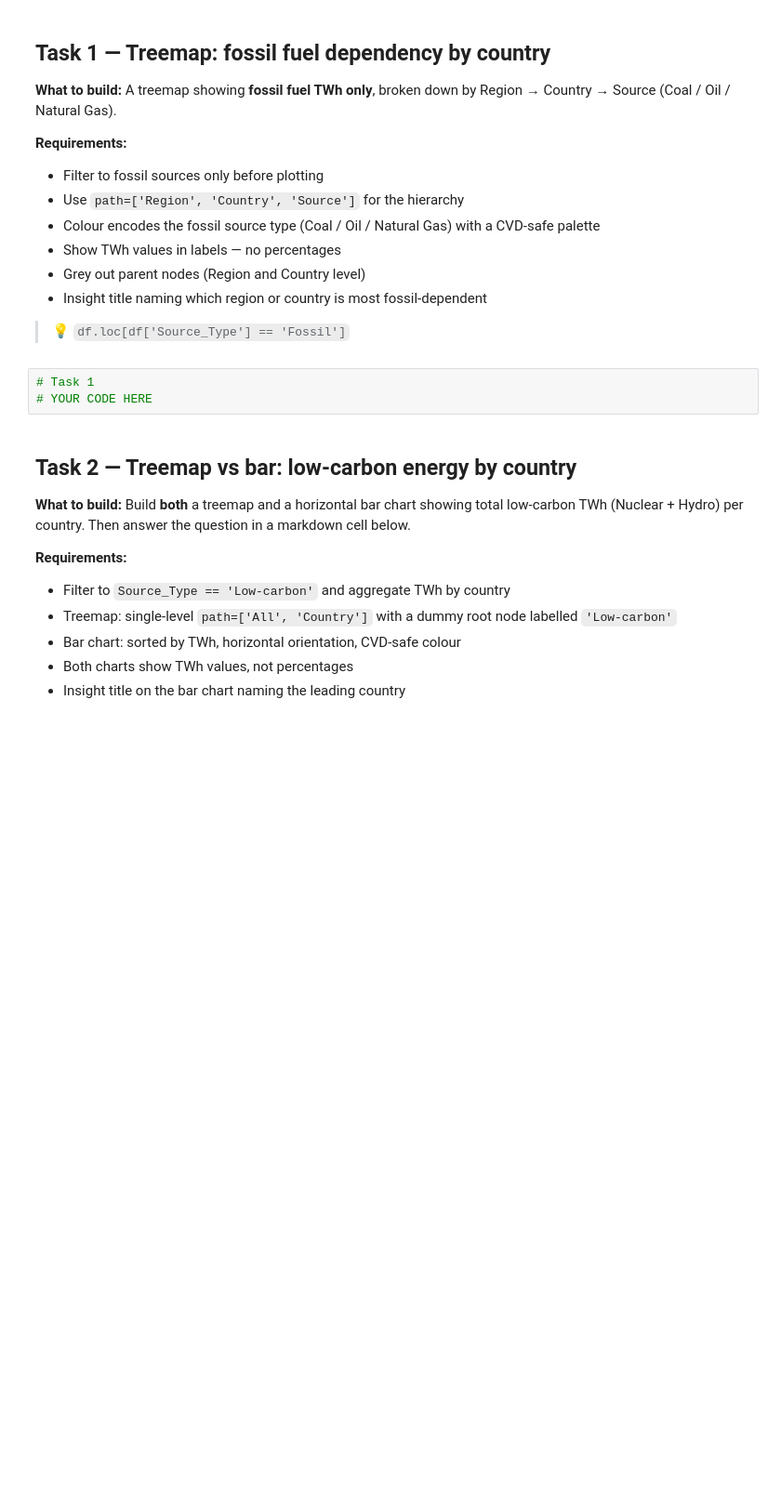
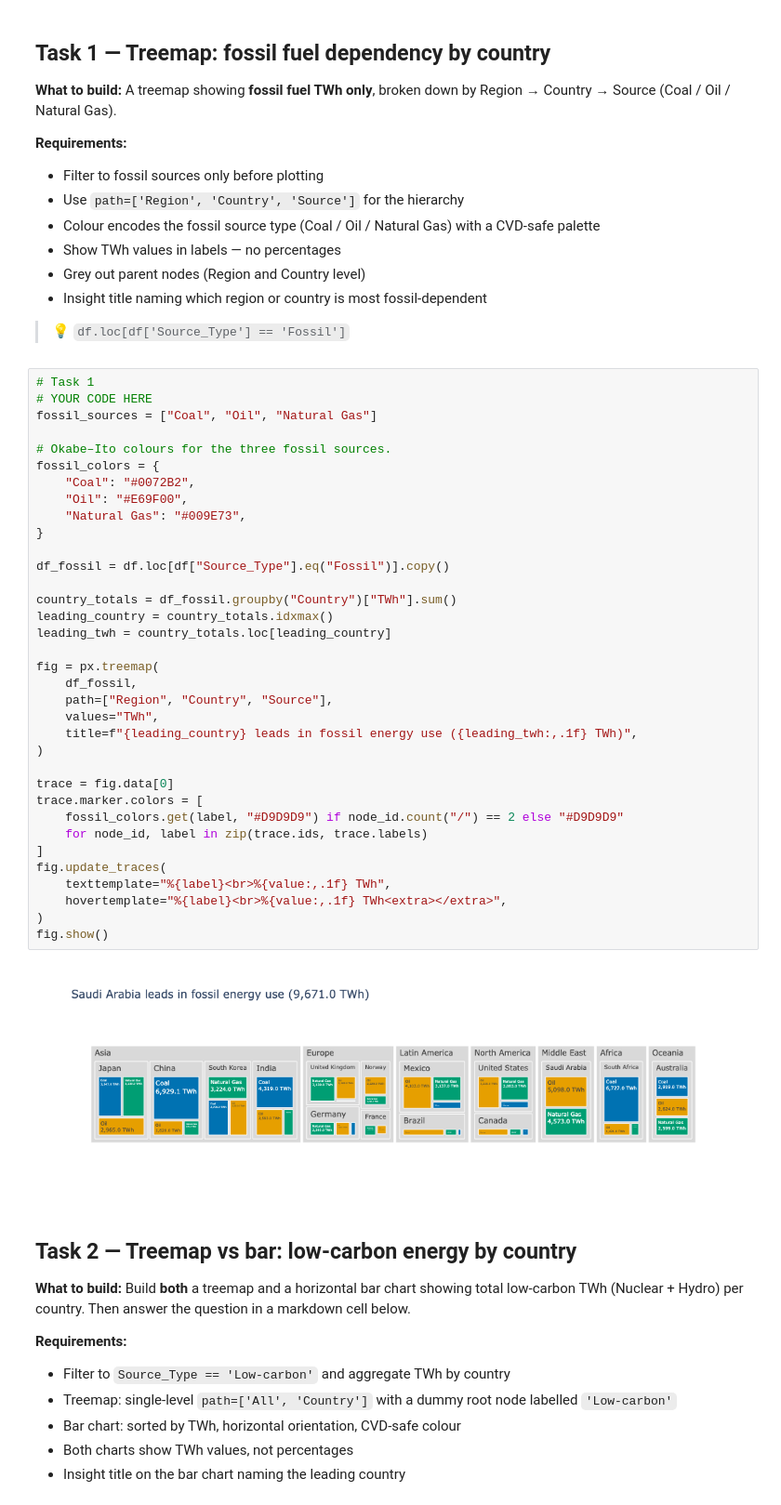
Before and after one commit to siddhantm29-netizen/data_Visualization_Siddhant_41724324, a Jupyter notebook: week07/lecture07_exercise.ipynb, the cells around one changed output. Shown at 93% size. Cells and saved outputs as stored; diff of their text form; blank space fills up the shorter version.

```diff
--- a/week07/lecture07_exercise.ipynb
+++ b/week07/lecture07_exercise.ipynb
@@ -56,6 +56,40 @@ Loaded: 103 rows
 # %%
 # Task 1
 # YOUR CODE HERE
+fossil_sources = ["Coal", "Oil", "Natural Gas"]
+
+# Okabe–Ito colours for the three fossil sources.
+fossil_colors = {
+    "Coal": "#0072B2",
+    "Oil": "#E69F00",
+    "Natural Gas": "#009E73",
+}
+
+df_fossil = df.loc[df["Source_Type"].eq("Fossil")].copy()
+
+country_totals = df_fossil.groupby("Country")["TWh"].sum()
+leading_country = country_totals.idxmax()
+leading_twh = country_totals.loc[leading_country]
+
+fig = px.treemap(
+    df_fossil,
+    path=["Region", "Country", "Source"],
+    values="TWh",
+    title=f"{leading_country} leads in fossil energy use ({leading_twh:,.1f} TWh)",
+)
+
+trace = fig.data[0]
+trace.marker.colors = [
+    fossil_colors.get(label, "#D9D9D9") if node_id.count("/") == 2 else "#D9D9D9"
+    for node_id, label in zip(trace.ids, trace.labels)
+]
+fig.update_traces(
+    texttemplate="%{label}<br>%{value:,.1f} TWh",
+    hovertemplate="%{label}<br>%{value:,.1f} TWh<extra></extra>",
+)
+fig.show()
+# %% [output]
+[figure, added]
 # %% [markdown]
 ## Task 2 — Treemap vs bar: low-carbon energy by country
 
```
Also changed, not shown: parts of 3 cells of this notebook, 1 other file.
